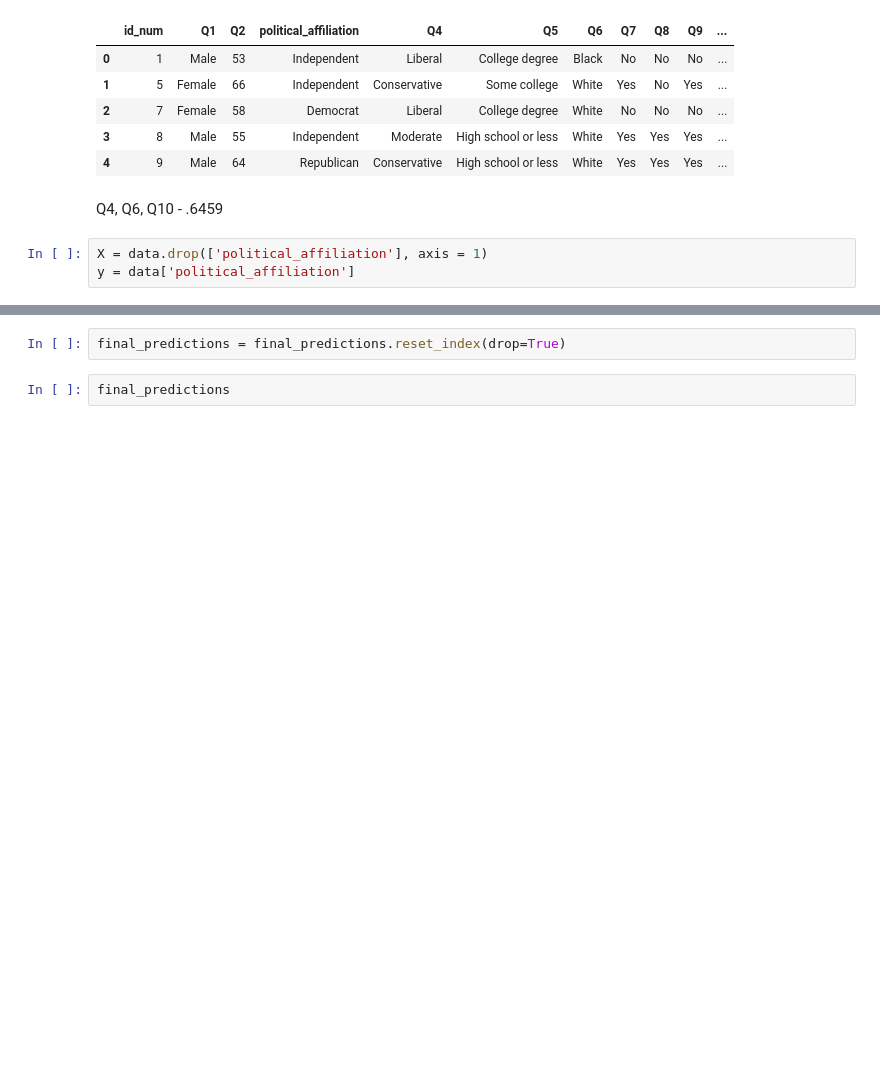
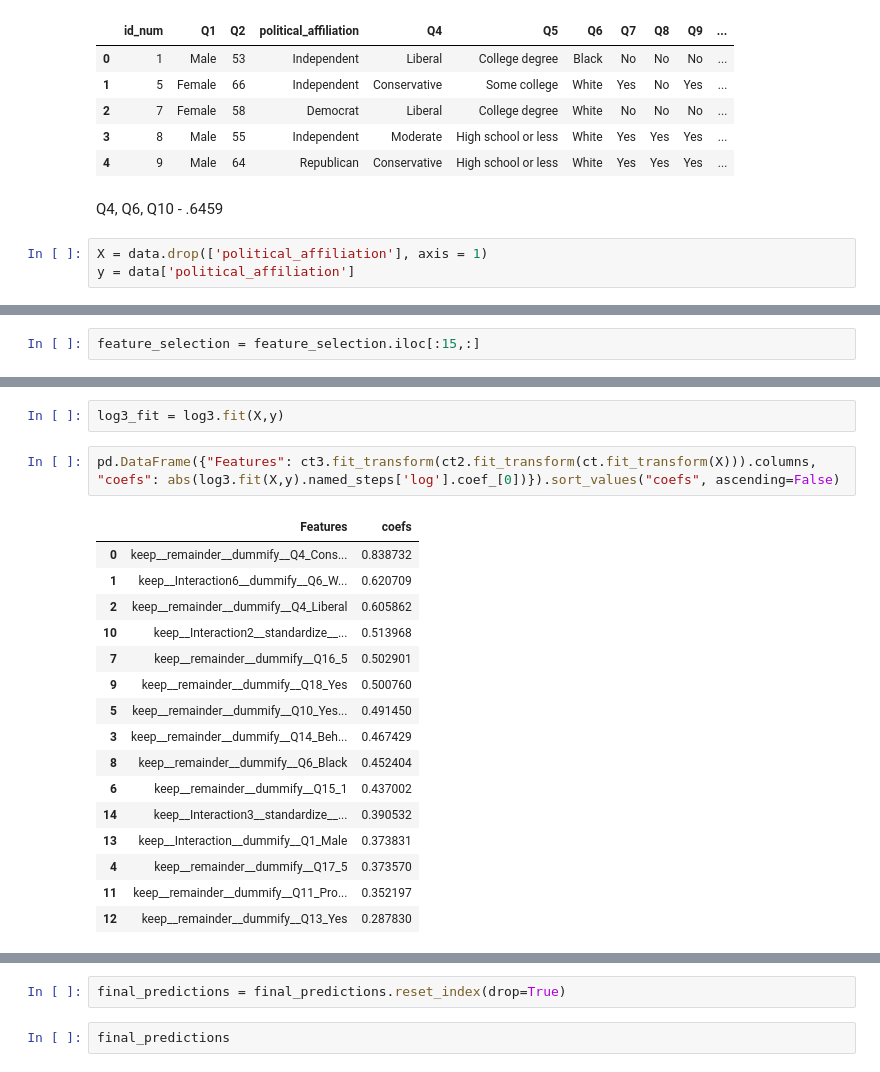
Before and after one commit to JakeLamb455/GSB544, a Jupyter notebook: Final Exam - Classification.ipynb, the cells around one changed output, grey strips where cells are left out. Saved outputs shown, nothing was run; the diff lists cells and outputs as text; blank space fills up the shorter version.

```diff
--- a/Final Exam - Classification.ipynb
+++ b/Final Exam - Classification.ipynb
@@ -101,0 +145,2 @@ preds = logfit.predict(X)
+# %%
+feature_selection = feature_selection.iloc[:15,:]
@@ -101,0 +219,21 @@ preds = logfit.predict(X)
+# %%
+log3_fit = log3.fit(X,y)
+# %%
+pd.DataFrame({"Features": ct3.fit_transform(ct2.fit_transform(ct.fit_transform(X))).columns, "coefs": abs(log3.fit(X,y).named_steps['log'].coef_[0])}).sort_values("coefs", ascending=False)
+# %% [output]
+|  | Features | coefs |
+| 0 | keep__remainder__dummify__Q4_Cons... | 0.838732 |
+| 1 | keep__Interaction6__dummify__Q6_W... | 0.620709 |
+| 2 | keep__remainder__dummify__Q4_Liberal | 0.605862 |
+| 10 | keep__Interaction2__standardize__... | 0.513968 |
+| 7 | keep__remainder__dummify__Q16_5 | 0.502901 |
+| 9 | keep__remainder__dummify__Q18_Yes | 0.500760 |
+| 5 | keep__remainder__dummify__Q10_Yes... | 0.491450 |
+| 3 | keep__remainder__dummify__Q14_Beh... | 0.467429 |
+| 8 | keep__remainder__dummify__Q6_Black | 0.452404 |
+| 6 | keep__remainder__dummify__Q15_1 | 0.437002 |
+| 14 | keep__Interaction3__standardize__... | 0.390532 |
+| 13 | keep__Interaction__dummify__Q1_Male | 0.373831 |
+| 4 | keep__remainder__dummify__Q17_5 | 0.373570 |
+| 11 | keep__remainder__dummify__Q11_Pro... | 0.352197 |
+| 12 | keep__remainder__dummify__Q13_Yes | 0.287830 |
```
Also changed, not shown: parts of 21 cells of this notebook, 20 other files.
